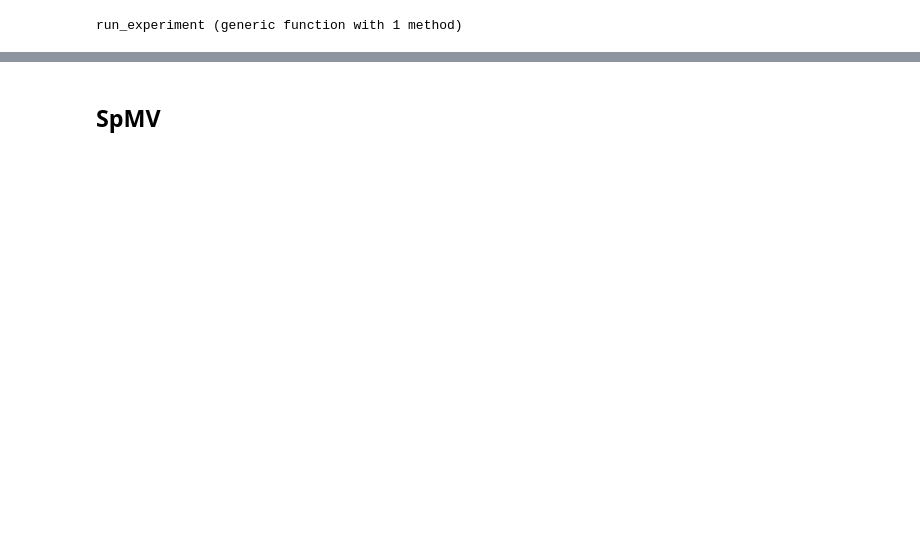
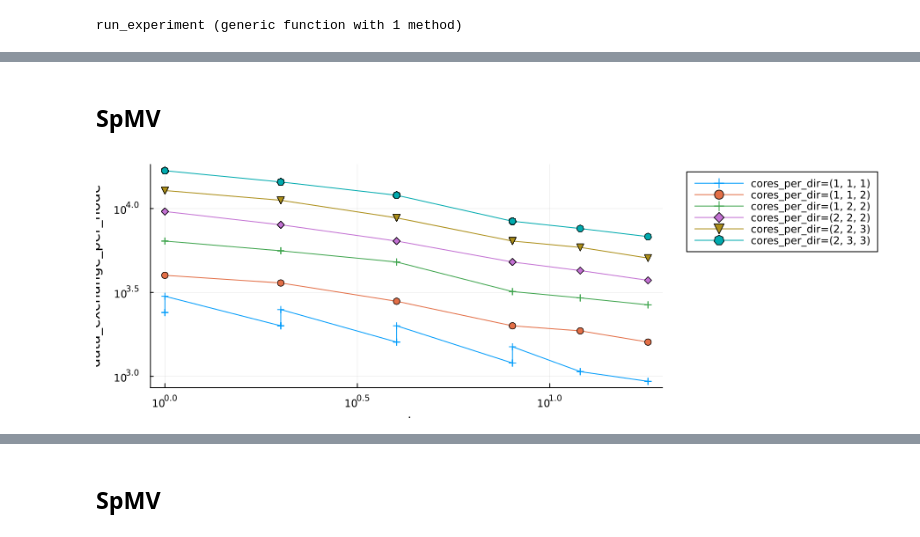
Before and after one commit to fverdugo/PartitionedArrays.jl, a Jupyter notebook: PartitionedArraysBenchmarks/analysis/analysis.ipynb, the cells around one changed output, grey strips where cells are left out. Drawn from its saved outputs; the diff is of its cells as text; code cells hidden in the pictures; blank space fills up the shorter version.

```diff
--- a/PartitionedArraysBenchmarks/analysis/analysis.ipynb
+++ b/PartitionedArraysBenchmarks/analysis/analysis.ipynb
@@ -87,0 +114,2 @@ nodes_per_dir_1d = parts_per_dir_array((100,),3,nodes_in_cluster);
+# %% [markdown]
+## SpMV
@@ -87,0 +137,35 @@ nodes_per_dir_1d = parts_per_dir_array((100,),3,nodes_in_cluster);
+# %%
+files = readdir(path)
+files = filter(f->occursin("_results",f),files)
+dicts = map(f->load(joinpath(path,f)),files)
+dicts = filter(d->d["benchmark"]=== :benchmark_spmv,dicts)
+df = DataFrame(dicts)
+df[!,:spmv_min] = min_worker_time.(df[!,:spmv])
+df[!,:spmv_max] = max_worker_time.(df[!,:spmv])
+df[!,:spmv_total] = total_worker_time.(df[!,:spmv])
+sort!(df,[:method,:np,:sample])
+df;
+# %%
+load_per_dir = map((a,b)->a./b,df[:,:cells_per_dir],df[:,:parts_per_dir])
+interface_size = 2 .* sum.(load_per_dir)
+data_exchange_per_node = interface_size .* df[!,:np] ./ df[!,:nodes]
+df[!,:data_exchange_per_node] = data_exchange_per_node
+nkey = :cores_per_dir
+nvals = cores_per_dir_3d
+xkey = :nodes
+ykey = :data_exchange_per_node
+plt = plot(size=(900,300),xlabel=xkey,ylabel=ykey)
+for nval in nvals
+        function take_row(row)
+            bool = row[nkey] == nval
+            bool
+        end
+        dh = filter(take_row,df)
+        sort!(dh,[xkey,ykey])
+        x = dh[:,xkey]
+        y = dh[:,ykey]
+        plot!(x,y,label="$nkey=$nval", markers=:auto,xaxis=:log,yaxis=:log,legend=:outertopright)
+end
+plt
+# %% [output]
+[figure, added]
```
Also changed, not shown: parts of 14 cells of this notebook.
